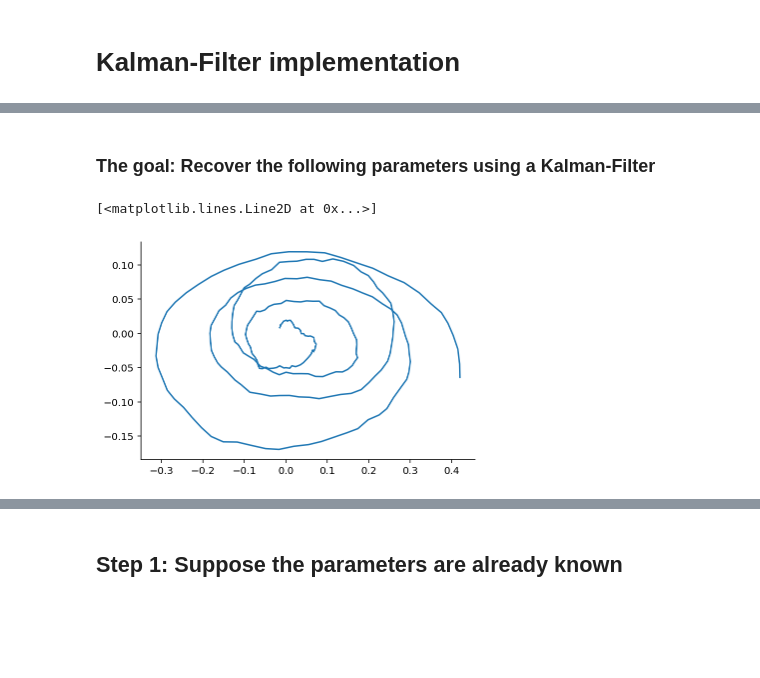
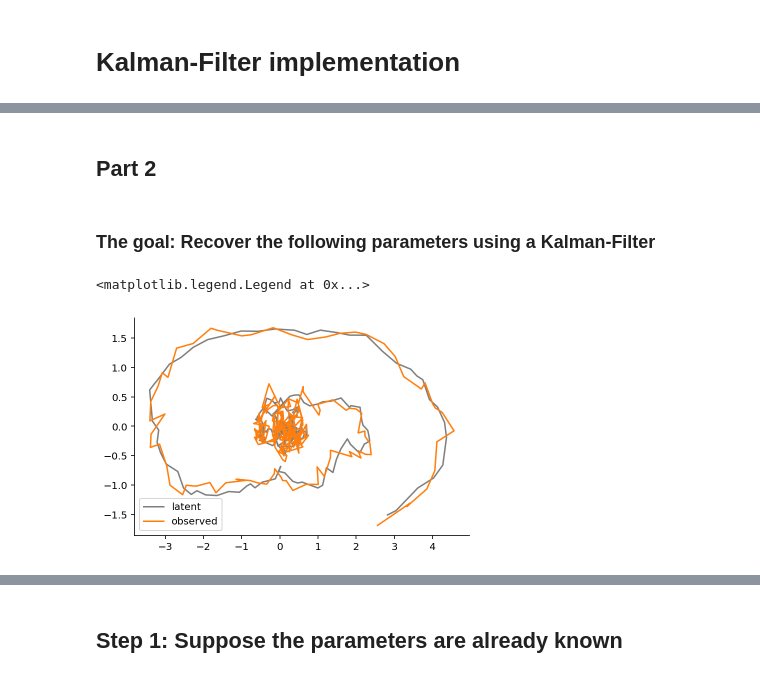
Before and after one commit to gerdm/msc-dissertation, a Jupyter notebook: notebooks/kalman-filter.ipynb, the cells around one changed output, grey strips where cells are left out. Saved outputs shown, nothing was run; the diff lists cells and outputs as text; code cells hidden in the pictures; blank space fills up the shorter version.

```diff
--- a/notebooks/kalman-filter.ipynb
+++ b/notebooks/kalman-filter.ipynb
@@ -49,0 +81,10 @@ def lds_sample(μ0, V0, A, C, Γ, Σ, n_sims, n_steps, T):
+# %%
+np.random.seed(314)
+n_sims, n_steps = 2, 250
+T = 250
+sol = lds_sample(μ0, V0, A, C, Γ, Σ, n_sims, n_steps, T)
+
+for n in range(1, n_sims):
+    plt.plot(sol[0, n, :], sol[1, n, :], c="tab:gray", alpha=1, label="latent")
+    plt.plot(sol[2, n, :], sol[3, n, :], c="tab:orange", alpha=1, label="observed")
+plt.legend()
@@ -50,2 +94,27 @@ def lds_sample(μ0, V0, A, C, Γ, Σ, n_sims, n_steps, T):
+# %% [markdown]
+## Part 2
+# %%
+Δ = 0.1
+A = np.array([
+    [1, 0, Δ, 0],
+    [0, 1, 0, Δ],
+    [0, 0, 1, 0],
+    [0, 0, 0, 1]
+])
+
+C = np.array([
+    [1, 0, 0, 0],
+    [0, 1, 0, 0],
+])
+
+
+Γ = np.eye(4) * 0.001
+Σ = np.eye(2) * 1.0
+
+μ0 = np.array([8, 10, 1, 0])
+V0 = np.eye(4) * 1.0
+
+n_sims, n_steps = 3, 10
+T = 15
 # %% [markdown]
 ### The goal: Recover the following parameters using a Kalman-Filter
@@ -59,7 +168,7 @@ A = np.array([
 ]) / 2
 
 C = np.array([
-    [1, 0.],
+    [1, 0.0],
     [0.0, 1]
 ])
 
@@ -81,12 +190,14 @@ C = np.array([
 muv = np.zeros(4)
 zeros = np.zeros((2, 2))
 # %%
-n_sims, n_steps = 2000, 249
+
+n_sims, n_steps = 5, 250
 T = 250
-simulations = lds_sample(μ0, V0, A, C, Γ, Σ, n_sims, n_steps, T)
+latent, obs = lds_sample(μ0, V0, A, C, Γ, Σ, n_sims, n_steps, T)
 
-simulations_mean = simulations.mean(axis=1)
-plt.plot(*simulations_mean[2:])
+plt.plot(*latent[2].T, label="latent", c="tab:gray")
+plt.plot(*obs[2].T, label="observed", c="tab:orange")
+plt.legend()
 # %% [output]
-[<matplotlib.lines.Line2D at 0x...>]
+<matplotlib.legend.Legend at 0x...>
-[figure, old version]
+[figure, new version]
```
Also changed, not shown: parts of 10 cells of this notebook.
